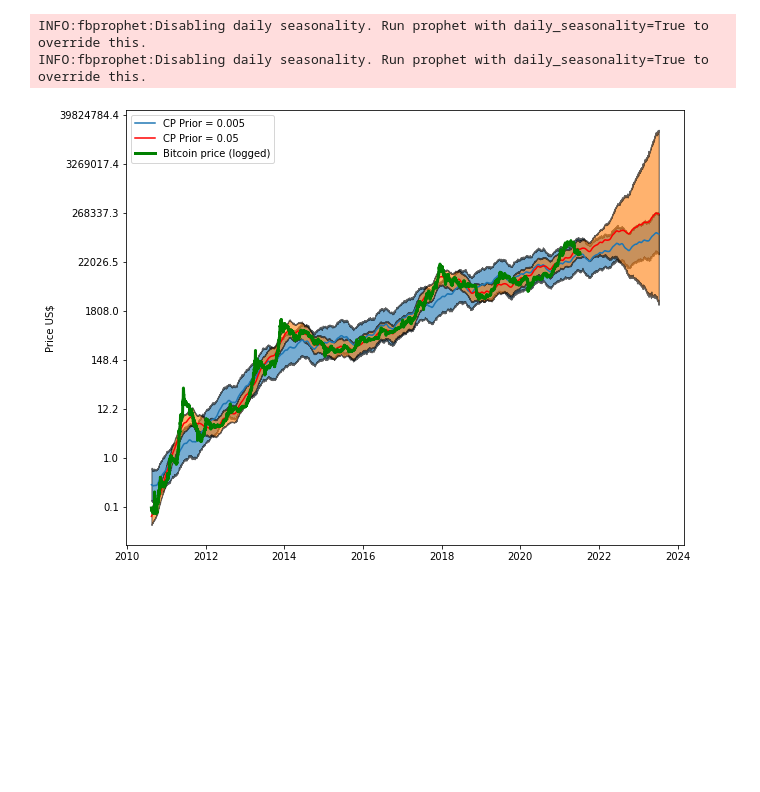
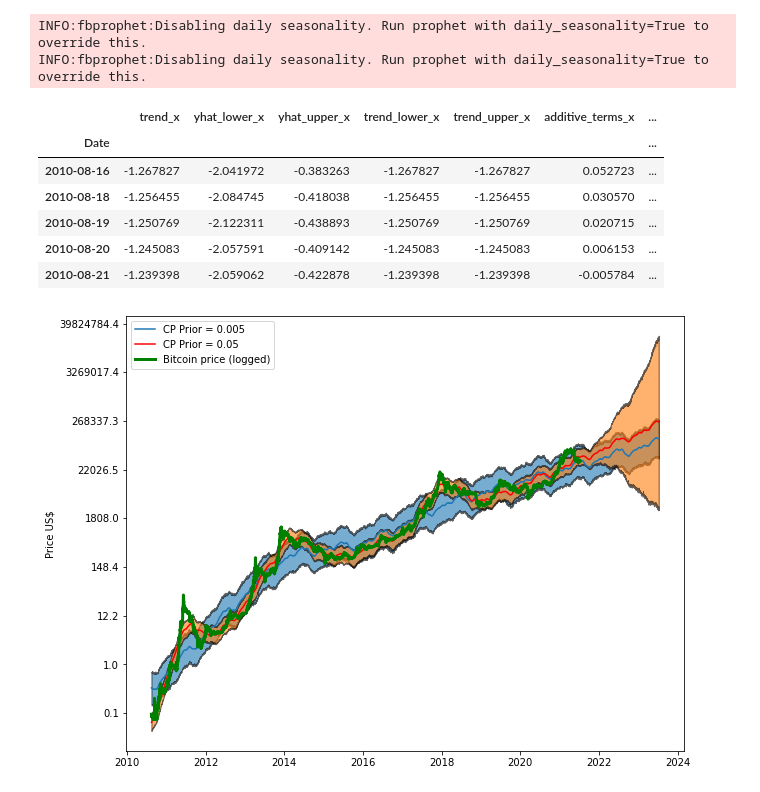
Before and after one commit to pedroafleite/btc-eth-risk-assessment, a Jupyter notebook: prophet.ipynb, the cells around one changed output. Saved outputs shown, nothing was run; the diff lists cells and outputs as text; code cells hidden in the pictures; blank space fills up the shorter version.

```diff
--- a/prophet.ipynb
+++ b/prophet.ipynb
@@ -76,6 +95,15 @@ output = pd.merge(forecasts[0], forecasts[1], how = "inner", left_on = "0.005_ds
 output = output.rename(columns={"0.005_ds": "Date"}).drop("0.05_ds", axis=1)
 # %%
 output = output.set_index('Date')
+output.head()
+# %% [output]
+|  | trend_x | yhat_lower_x | yhat_upper_x | trend_lower_x | trend_upper_x | additive_terms_x | ... |
+| Date |  |  |  |  |  |  | ... |
+| 2010-08-16 | -1.267827 | -2.041972 | -0.383263 | -1.267827 | -1.267827 | 0.052723 | ... |
+| 2010-08-18 | -1.256455 | -2.084745 | -0.418038 | -1.256455 | -1.256455 | 0.030570 | ... |
+| 2010-08-19 | -1.250769 | -2.122311 | -0.438893 | -1.250769 | -1.250769 | 0.020715 | ... |
+| 2010-08-20 | -1.245083 | -2.057591 | -0.409142 | -1.245083 | -1.245083 | 0.006153 | ... |
+| 2010-08-21 | -1.239398 | -2.059062 | -0.422878 | -1.239398 | -1.239398 | -0.005784 | ... |
 # %%
 fig, ax = plt.subplots(1, 1, figsize=(10, 8))
 ax.plot(output.index, output["yhat_x"], label=labels[0])
```
Also changed, not shown: parts of 20 cells of this notebook.
